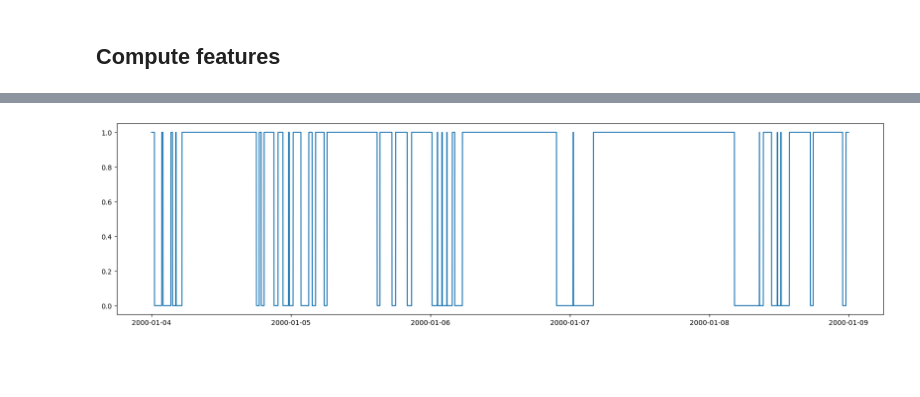
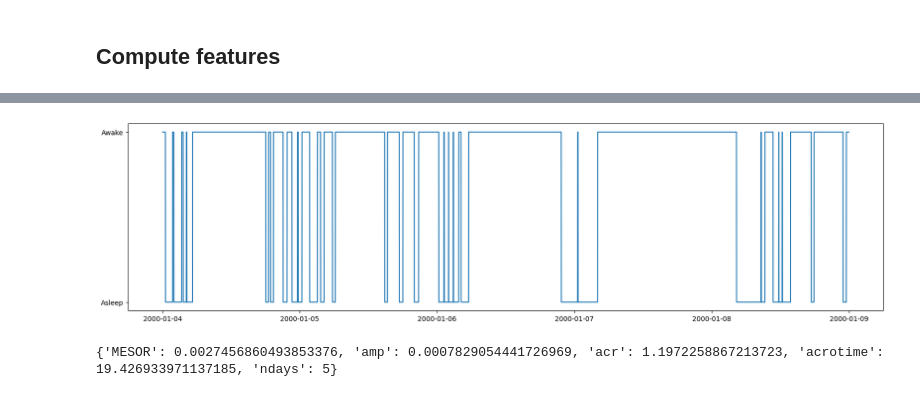
Before and after one commit to ADAMMA-CDHI-ETH-Zurich/CosinorAge, a Jupyter notebook: examples/data_loading.ipynb, the cells around one changed output, grey strips where cells are left out. Drawn from its saved outputs; the diff is of its cells as text; code cells hidden in the pictures; blank space fills up the shorter version.

Commit message:
cosinor

```diff
--- a/examples/data_loading.ipynb
+++ b/examples/data_loading.ipynb
@@ -130,8 +128,12 @@ features_p.get_sleep_predictions()
 # %%
 import matplotlib.pyplot as plt
 plt.figure(figsize=(20, 5))
-plt.plot(smartwatch_loader_p.get_enmo_data()["sleep_predictions"])
-plt.yticks([0, 1], ["Awake", "Asleep"])
+plt.plot(features_p.get_enmo_data()["sleep_predictions"])
+plt.yticks([0, 1], ["Asleep", "Awake"])
 plt.show()
 # %% [output]
-[figure, old version]
+[figure, new version]
+# %%
+print(cosinor_out)
+# %% [output]
+{'MESOR': 0.0027456860493853376, 'amp': 0.0007829054441726969, 'acr': 1.1972258867213723, 'acrotime': 19.426933971137185, 'ndays': 5}
```
Also changed, not shown: parts of 5 cells of this notebook, 2 other files.
